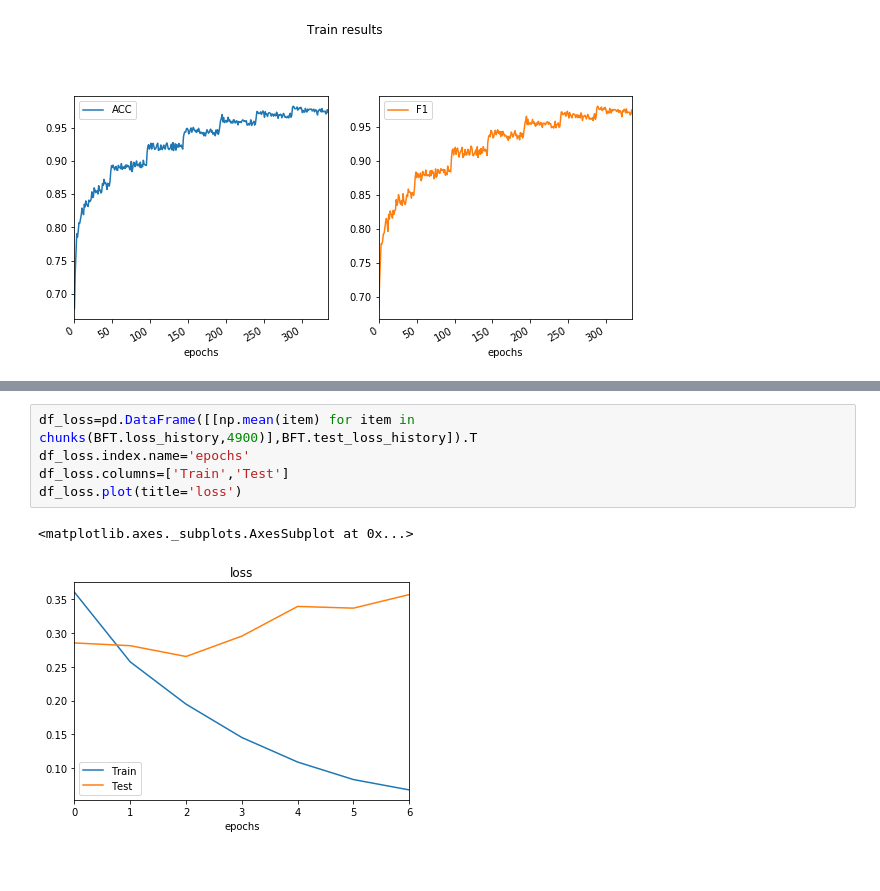
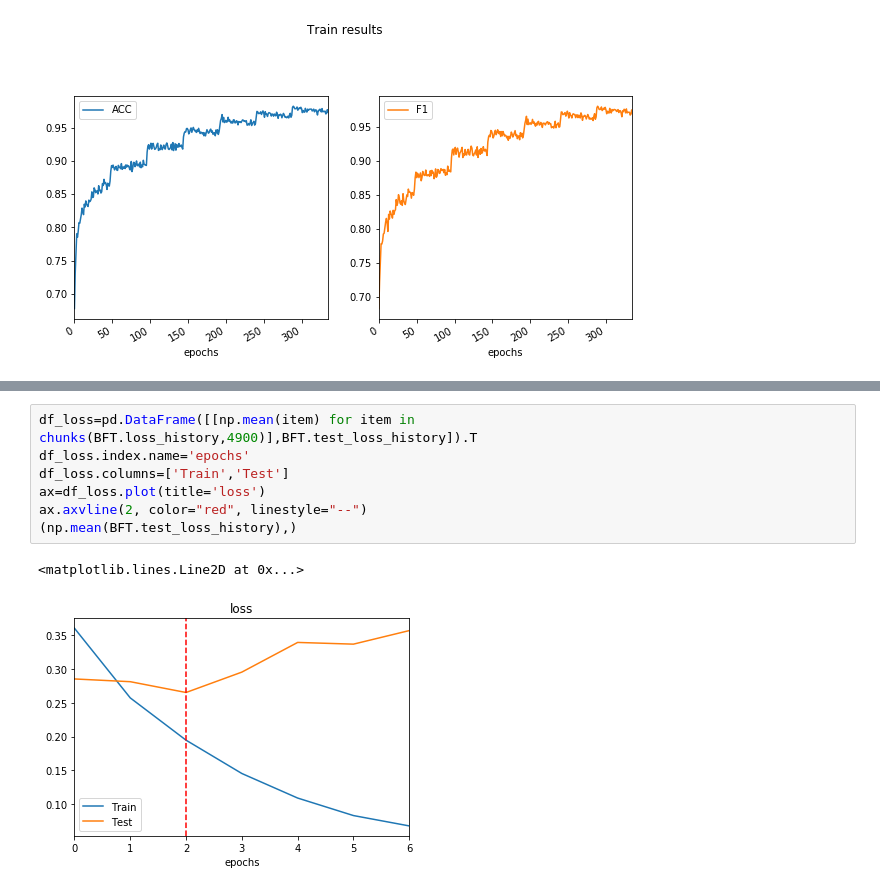
Before and after one commit to rouzbeh-afrasiabi/BertFineTuning, a Jupyter notebook: train.ipynb, the cells around one changed output, grey strips where cells are left out. Cells and saved outputs as stored; diff of their text form.

Commit message:
loss image changed

```diff
--- a/train.ipynb
+++ b/train.ipynb
@@ -31,8 +34,10 @@ df.plot(subplots=True,figsize=(10,10),layout=(2,2),marker='o',title='Valid resul
 # %%
 df_loss=pd.DataFrame([[np.mean(item) for item in chunks(BFT.loss_history,4900)],BFT.test_loss_history]).T
 df_loss.index.name='epochs'
 df_loss.columns=['Train','Test']
-df_loss.plot(title='loss')
+ax=df_loss.plot(title='loss')
+ax.axvline(2, color="red", linestyle="--")
+(np.mean(BFT.test_loss_history),)
 # %% [output]
-<matplotlib.axes._subplots.AxesSubplot at 0x...>
+<matplotlib.lines.Line2D at 0x...>
-[figure, old version]
+[figure, new version]
```
Also changed, not shown: parts of 3 cells of this notebook, 1 other file.
